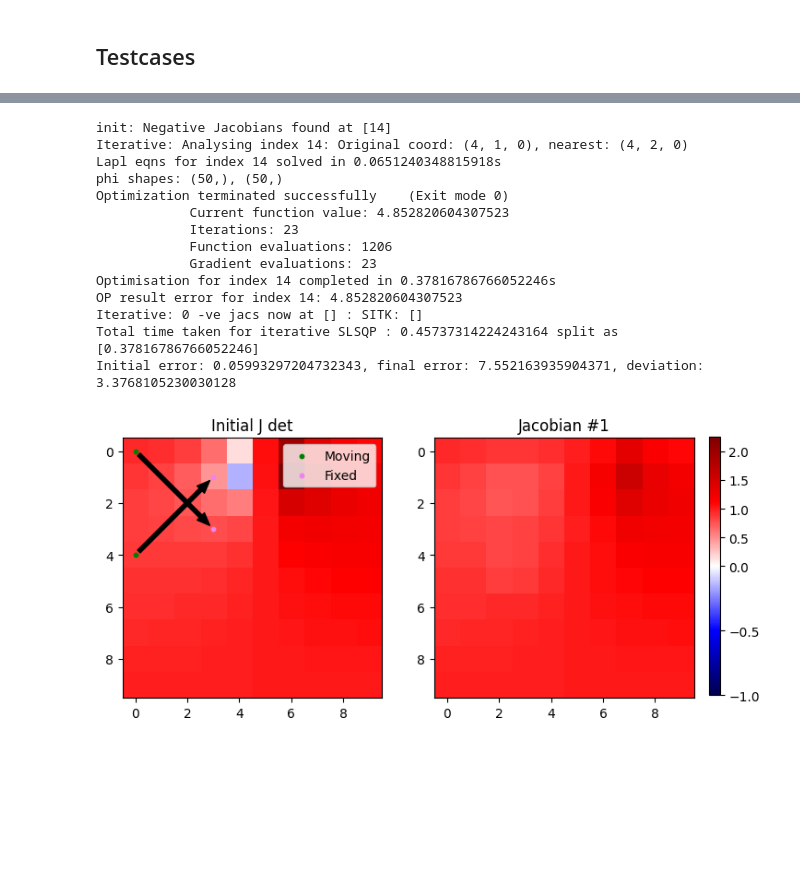
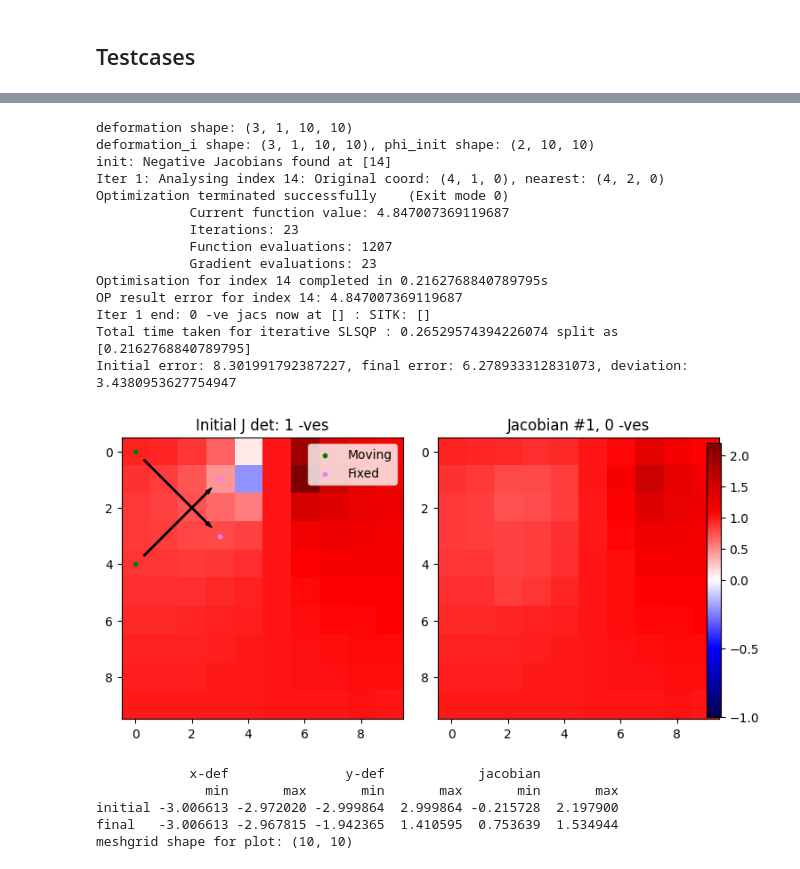
Before and after one commit to andythai/deformation-field-processing, a Jupyter notebook: slsqp.ipynb, the cells around one changed output, grey strips where cells are left out. Saved outputs shown, nothing was run; the diff lists cells and outputs as text; code cells hidden in the pictures; blank space fills up the shorter version.

Commit message:
Separate methods and use only initial deformation

```diff
--- a/slsqp.ipynb
+++ b/slsqp.ipynb
@@ -264,22 +318,5 @@ def iterative_with_jacobians(phi_xy, A_, b_, fixed_sample, methodName='SLSQP'):
 # %%
-def plot_jacobians_iteratively(fixed_sample, msample, fsample, methodName='SLSQP'):
-    '''plot each Jacobian matrix'''
-    deformation_i, A, Zd, Yd, Xd = laplacian.sliceToSlice3DLaplacian(fixed_sample, msample, fsample)
-    # Define the matrix A and vector B
-
-    # A_ is [[L,0], [0,L]]
-    # b_ is [[x],[y]]
-    A0 = np.zeros((A.shape[0], A.shape[1]))
-
-    # Creating the big combined Laplacian matrix
-    A_ = np.block([
-        [A.todense(), A0],
-        [A0, A.todense()]
-    ])
-    b_ = np.concatenate([Xd, Yd])
-    phi_xy = lgmres(A_, b_, tol = 1e-2)[0]
-    phi_corrected, jacobians = iterative_with_jacobians(phi_xy, A_, b_, fixed_sample, methodName)
-
+def plot_jacobians_iteratively(jacobians, msample, fsample, methodName='SLSQP'):
     # assume jacobians is a list of numpy arrays of shape (1, 5, 5)
     # assume msample and fsample are (N, 3) arrays
 
@@ -299,7 +336,8 @@ def plot_jacobians_iteratively(fixed_sample, msample, fsample, methodName='SLSQP
 
     for i, jac in enumerate(jacobians):
         im = axs[i].imshow(jac[0], cmap='seismic', norm=norm, interpolation='nearest')
-        axs[i].set_title(f'Jacobian #{i}' if i > 0 else 'Initial J det')
+        num_negs = np.sum(jac <= 0)
+        axs[i].set_title(f'Jacobian #{i}, {num_negs} -ves' if i > 0 else f'Initial J det: {num_negs} -ves')
 
         if i == 0:
             axs[i].scatter(msample[:, 2], msample[:, 1], c='g', label='Moving', s=10)
@@ -311,7 +349,7 @@ def plot_jacobians_iteratively(fixed_sample, msample, fsample, methodName='SLSQP
             '',
             xy=(fsample[i][2], fsample[i][1]),
             xytext=(msample[i][2], msample[i][1]),
-            arrowprops=dict(facecolor='black', shrink=0.045, headwidth=8, headlength=10, width=3)
+            arrowprops=dict(facecolor='black', shrink=0.1, headwidth=3, headlength=5, width=1)
         )
 
     # Hide any extra axes
@@ -319,11 +357,20 @@ def plot_jacobians_iteratively(fixed_sample, msample, fsample, methodName='SLSQP
         axs[j].axis('off')
 
     # Add colorbar
-    cax = fig.add_axes([0.92, 0.15, 0.015, 0.7])
-    fig.colorbar(im, cax=cax)
+    # cax = fig.add_axes([0.92, 0.15, 0.015, 0.7])
+    # fig.colorbar(im, cax=cax)
+    fig.colorbar(im, ax=axs, orientation='vertical', fraction=0.046, pad=0.04)
 
-    #plt.tight_layout(rect=[0, 0, 0.9, 1])
+    plt.tight_layout(rect=[0, 0, 0.9, 1])
     plt.show()
+
+def run_lapl_and_correction(fixed_sample, msample, fsample, methodName='SLSQP'):
+    '''plot each Jacobian matrix'''
+    deformation_i, A, Zd, Yd, Xd = laplacian.sliceToSlice3DLaplacian(fixed_sample, msample, fsample)
+    print(f'deformation shape: {deformation_i.shape}')
+    phi_corrected, jacobians = iterative_with_jacobians(deformation_i, methodName)
+    plot_jacobians_iteratively(jacobians, msample, fsample, methodName='SLSQP')
+    plot_deformations(msample, fsample, deformation_i, phi_corrected, figsize=(10,10))
 # %% [markdown]
 ## Testcases
 # %%
@@ -376,30 +425,35 @@ Initial error: 0.04215172509361697, final error: 6.271747928181014, deviation: 2
 # %%
 msample = np.array([
     [0, 0, 0],
     [0, 4, 0],
 ])
 fsample = np.array([
     [0, 3, 3],
     [0, 1, 3],
 ])
 
 fixed_sample = np.zeros((1, 10, 10))
 #test_grad(fixed_sample, msample, fsample)
 #test_scipy(fixed_sample, msample, fsample)
-plot_jacobians_iteratively(fixed_sample, msample, fsample)
+run_lapl_and_correction(fixed_sample, msample, fsample)
 # %% [output]
+deformation shape: (3, 1, 10, 10)
+deformation_i shape: (3, 1, 10, 10), phi_init shape: (2, 10, 10)
 init: Negative Jacobians found at [14]
-Iterative: Analysing index 14: Original coord: (4, 1, 0), nearest: (4, 2, 0)
-Lapl eqns for index 14 solved in 0.0651240348815918s
-phi shapes: (50,), (50,)
+Iter 1: Analysing index 14: Original coord: (4, 1, 0), nearest: (4, 2, 0)
 Optimization terminated successfully    (Exit mode 0)
-            Current function value: 4.852820604307523
+            Current function value: 4.847007369119687
             Iterations: 23
-            Function evaluations: 1206
+            Function evaluations: 1207
             Gradient evaluations: 23
-Optimisation for index 14 completed in 0.37816786766052246s
-OP result error for index 14: 4.852820604307523
-Iterative: 0 -ve jacs now at [] : SITK: []
-Total time taken for iterative SLSQP : 0.45737314224243164 split as [0.37816786766052246]
-Initial error: 0.05993297204732343, final error: 7.552163935904371, deviation: 3.3768105230030128
+Optimisation for index 14 completed in 0.2162768840789795s
+OP result error for index 14: 4.847007369119687
+Iter 1 end: 0 -ve jacs now at [] : SITK: []
+Total time taken for iterative SLSQP : 0.26529574394226074 split as [0.2162768840789795]
+Initial error: 8.301991792387227, final error: 6.278933312831073, deviation: 3.4380953627754947
-[figure, old version]
+[figure, new version]
+            x-def               y-def            jacobian
+              min       max       min       max       min       max
+initial -3.006613 -2.972020 -2.999864  2.999864 -0.215728  2.197900
+final   -3.006613 -2.967815 -1.942365  1.410595  0.753639  1.534944
+meshgrid shape for plot: (10, 10)
```
Also changed, not shown: parts of 12 cells of this notebook.
